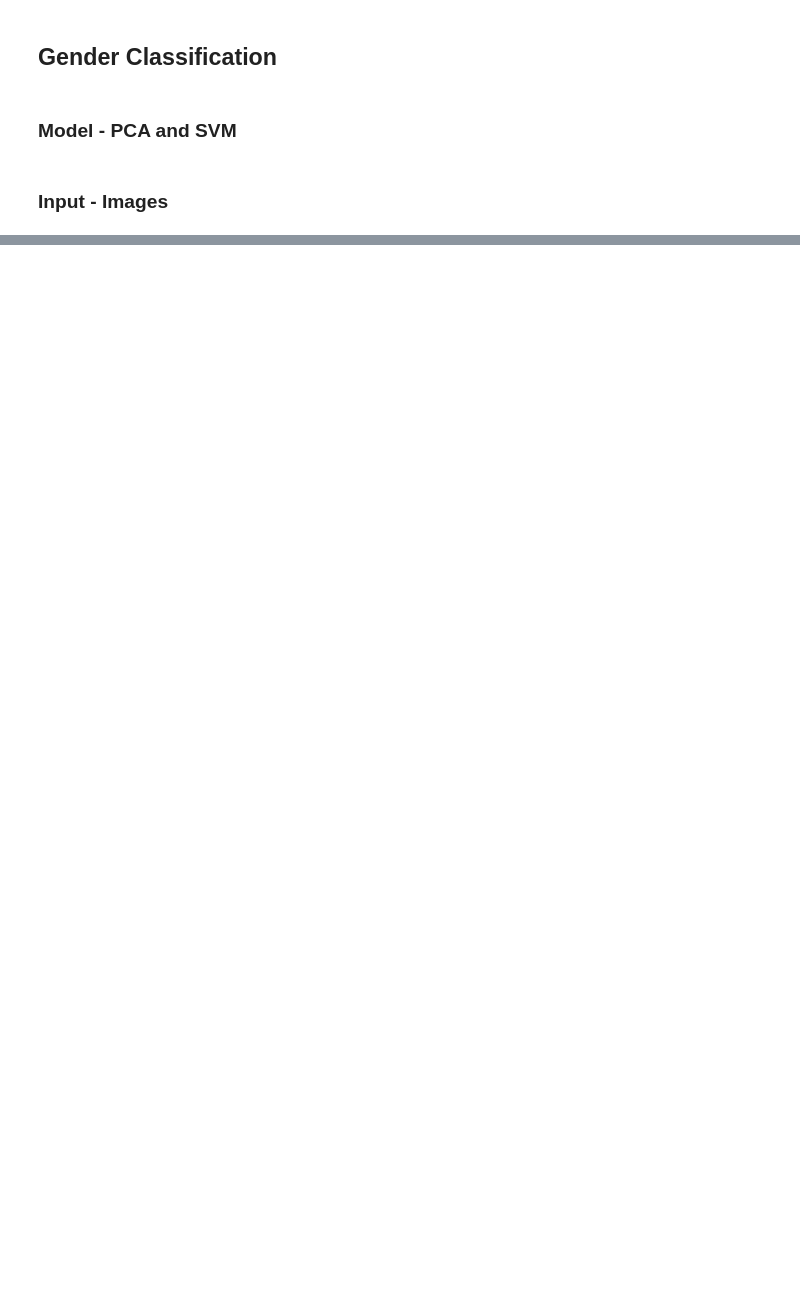
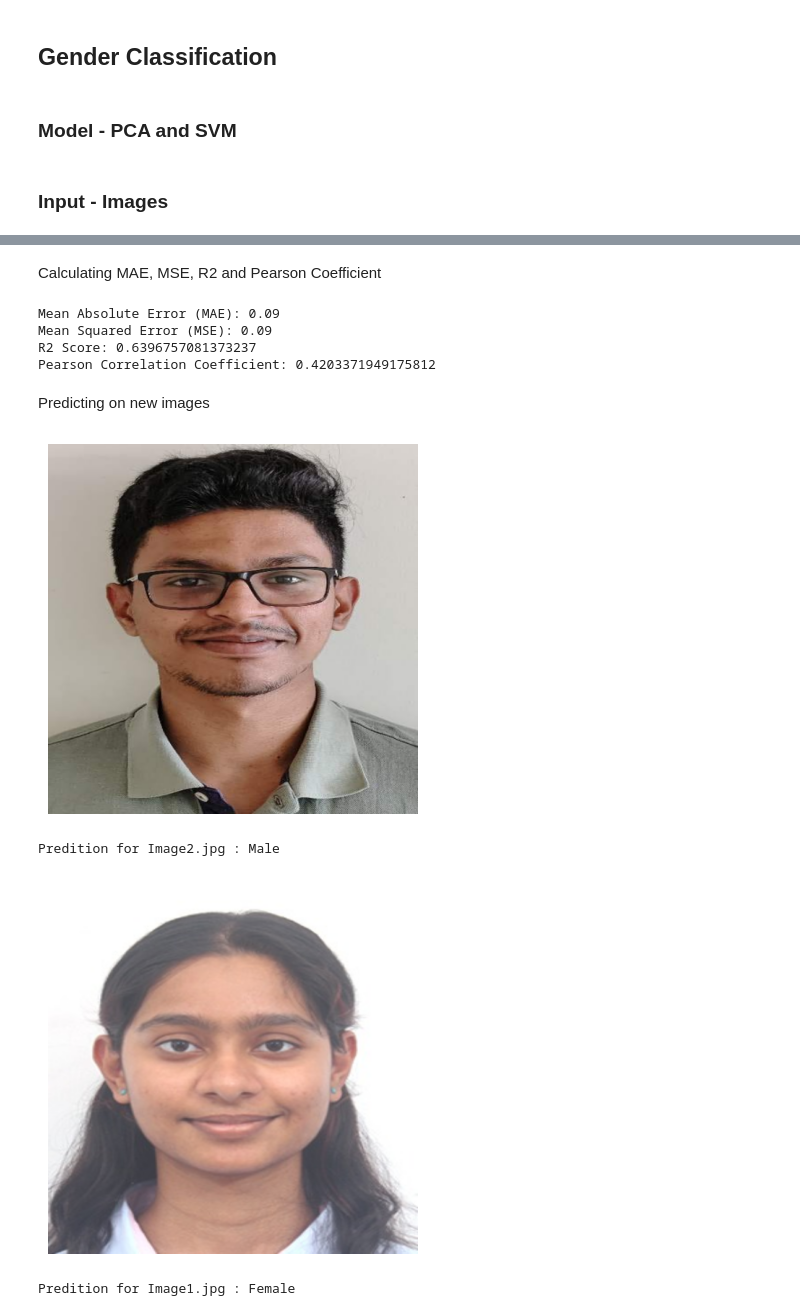
Before and after one commit to PranaavPrasad/PRML_Project, a Jupyter notebook: gender.ipynb, the cells around one changed output, grey strips where cells are left out. Saved outputs shown, nothing was run; the diff lists cells and outputs as text; code cells hidden in the pictures; blank space fills up the shorter version.

```diff
--- a/gender.ipynb
+++ b/gender.ipynb
@@ -256,0 +144,2 @@ Accuracy: 0.9554973821989529
+# %% [markdown]
+Calculating MAE, MSE, R2 and Pearson Coefficient
@@ -256,0 +172,12 @@ Accuracy: 0.9554973821989529
+# %%
+print("Mean Absolute Error (MAE):", mean_absolute_error(y_test[:200], y_pred))
+print("Mean Squared Error (MSE):", mean_squared_error(y_test[:200], y_pred))
+print("R2 Score:", r2_score(y_test[:200], y_pred))
+print("Pearson Correlation Coefficient:", pearson_correlation(y_test[:200], y_pred))
+# %% [output]
+Mean Absolute Error (MAE): 0.09
+Mean Squared Error (MSE): 0.09
+R2 Score: 0.6396757081373237
+Pearson Correlation Coefficient: 0.4203371949175812
+# %% [markdown]
+Predicting on new images
@@ -256,0 +213,12 @@ Accuracy: 0.9554973821989529
+# %%
+image_folder = "test_images"
+for filename in os.listdir(image_folder):
+    if filename.endswith(".jpg") or filename.endswith(".png"):
+        file_path = os.path.join(image_folder, filename)
+
+        print(f'Predition for {filename} : {predict(file_path)}')
+# %% [output]
+[figure, added]
+Predition for Image2.jpg : Male
+[figure, added]
+Predition for Image1.jpg : Female
```
Also changed, not shown: parts of 27 cells of this notebook, 3 other files.
